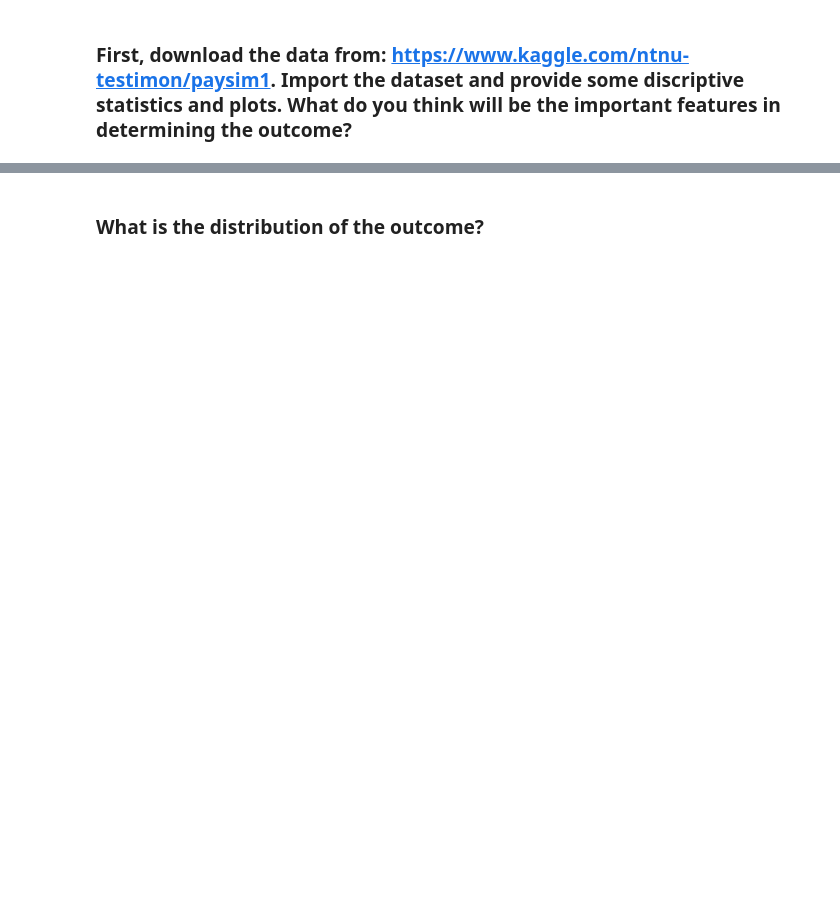
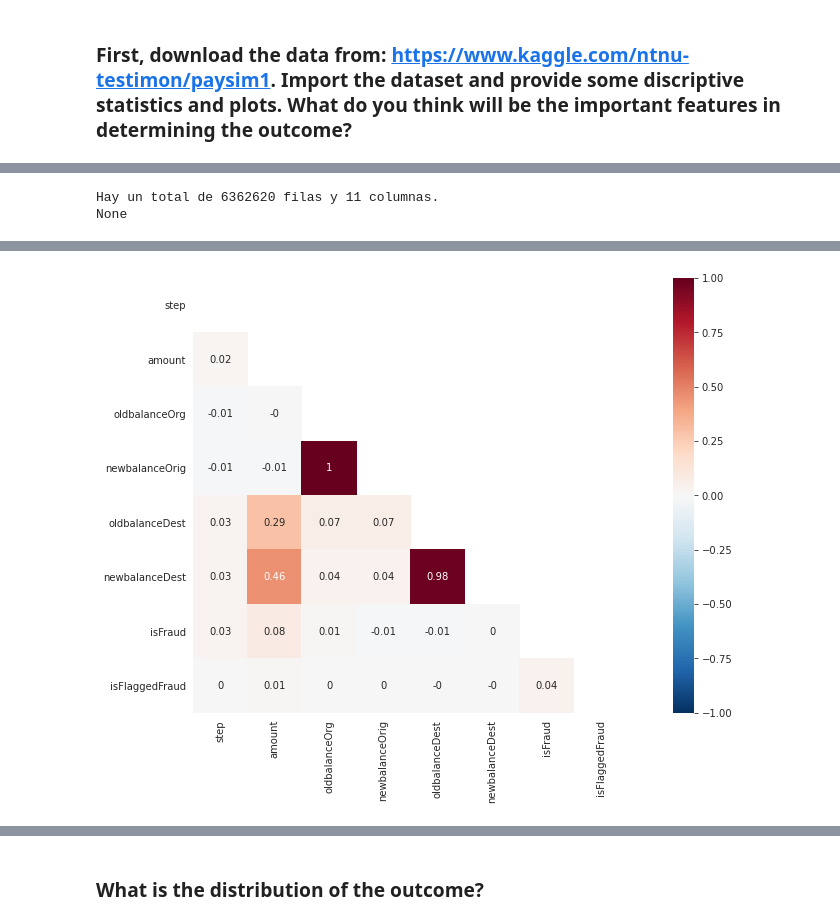
Before and after one commit to ta-datapt-bcn/lab-unbalance, a Jupyter notebook: your-code/lab_inbalance.ipynb, the cells around one changed output, grey strips where cells are left out. Cells and saved outputs as stored; diff of their text form; code cells hidden in the pictures; blank space fills up the shorter version.

```diff
--- a/your-code/lab_inbalance.ipynb
+++ b/your-code/lab_inbalance.ipynb
@@ -6,0 +42,29 @@ Like we disussed in class, when we have noisy data, if we are not careful, we ca
+# %%
+def heatmap_ml (df):
+
+    """
+
+    ****************************************************************************
+    Valores predefinidos para el heatmap:
+    - Colores divergentes
+    - Etiquetas de valor
+    - Solo la mitad
+
+    Input:
+    - DataFrame
+
+    Output:
+    -Heatmap
+
+    ****************************************************************************
+
+    """
+
+    corr = df.corr().round(2)
+    mask = np.zeros_like(corr)
+    mask[np.triu_indices_from(mask)] = True
+
+    with sns.axes_style("white"):
+        f, ax = plt.subplots(figsize=(16, 8))
+
+        ax = sns.heatmap(corr, cmap = 'RdBu_r', annot=True,  mask=mask, vmax=1, vmin= -1, square=True)
@@ -8,3 +245,4 @@ Like we disussed in class, when we have noisy data, if we are not careful, we ca
 ### First, download the data from: https://www.kaggle.com/ntnu-testimon/paysim1. Import the dataset and provide some discriptive statistics and plots. What do you think will be the important features in determining the outcome?
 # %%
 # Your code here
+data= pd.read_csv("PS_20174392719_1491204439457_log.csv")
@@ -10,0 +258,5 @@ Like we disussed in class, when we have noisy data, if we are not careful, we ca
+# %%
+describe_df (data)
+# %% [output]
+Hay un total de 6362620 filas y 11 columnas.
+None
@@ -10,0 +275 @@ Like we disussed in class, when we have noisy data, if we are not careful, we ca
+[figure, added]
```
Also changed, not shown: parts of 38 cells of this notebook.
